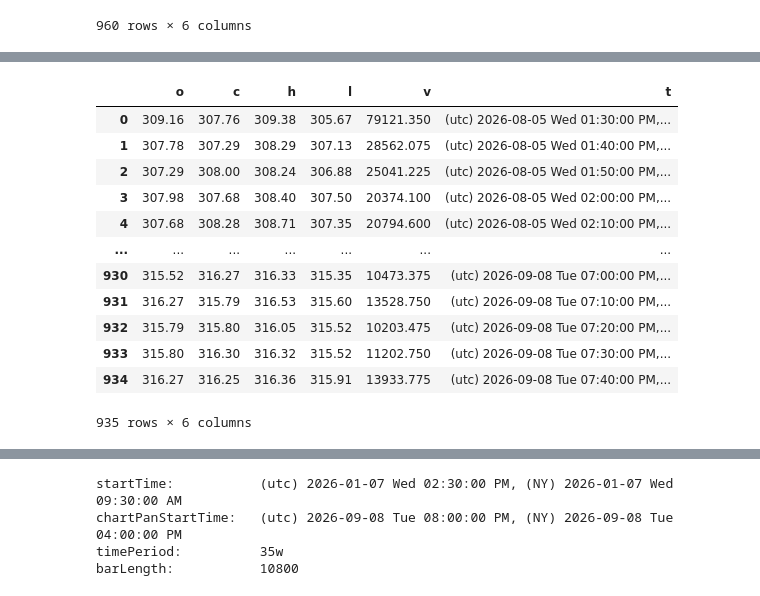
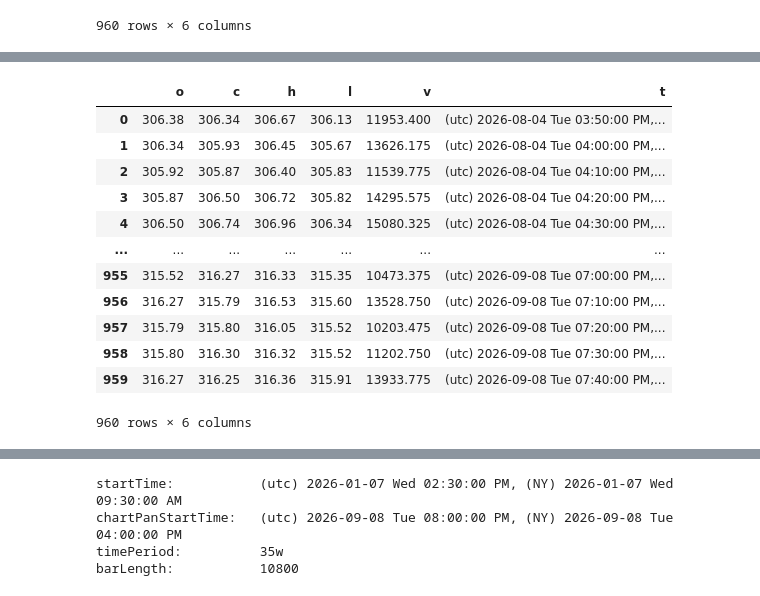
Before and after one commit to HackintoshwithUbuntu/IBKR-web-api-auto-data-downloader, a Jupyter notebook: defaultBars.ipynb, the cells around one changed output, grey strips where cells are left out. Drawn from its saved outputs; the diff is of its cells as text; code cells hidden in the pictures.

```diff
--- a/defaultBars.ipynb
+++ b/defaultBars.ipynb
@@ -307,7 +307,7 @@ barLength:           300
 dataQuery(
     conid = 265598,
     bar = '10min',
-    period = '24d',
+    period = '160h',
     startTime = datetime(2026, 9, 8, 20, 0, 0),
     outsideRth = False
 )
@@ -318,17 +318,17 @@ timePeriod:          24d
 barLength:           600
 |  | o | c | h | l | v | t |
-| 0 | 309.16 | 307.76 | 309.38 | 305.67 | 79121.350 | (utc) 2026-08-05 Wed 01:30:00 PM,... |
-| 1 | 307.78 | 307.29 | 308.29 | 307.13 | 28562.075 | (utc) 2026-08-05 Wed 01:40:00 PM,... |
-| 2 | 307.29 | 308.00 | 308.24 | 306.88 | 25041.225 | (utc) 2026-08-05 Wed 01:50:00 PM,... |
-| 3 | 307.98 | 307.68 | 308.40 | 307.50 | 20374.100 | (utc) 2026-08-05 Wed 02:00:00 PM,... |
-| 4 | 307.68 | 308.28 | 308.71 | 307.35 | 20794.600 | (utc) 2026-08-05 Wed 02:10:00 PM,... |
+| 0 | 306.38 | 306.34 | 306.67 | 306.13 | 11953.400 | (utc) 2026-08-04 Tue 03:50:00 PM,... |
+| 1 | 306.34 | 305.93 | 306.45 | 305.67 | 13626.175 | (utc) 2026-08-04 Tue 04:00:00 PM,... |
+| 2 | 305.92 | 305.87 | 306.40 | 305.83 | 11539.775 | (utc) 2026-08-04 Tue 04:10:00 PM,... |
+| 3 | 305.87 | 306.50 | 306.72 | 305.82 | 14295.575 | (utc) 2026-08-04 Tue 04:20:00 PM,... |
+| 4 | 306.50 | 306.74 | 306.96 | 306.34 | 15080.325 | (utc) 2026-08-04 Tue 04:30:00 PM,... |
 | ... | ... | ... | ... | ... | ... | ... |
-| 930 | 315.52 | 316.27 | 316.33 | 315.35 | 10473.375 | (utc) 2026-09-08 Tue 07:00:00 PM,... |
-| 931 | 316.27 | 315.79 | 316.53 | 315.60 | 13528.750 | (utc) 2026-09-08 Tue 07:10:00 PM,... |
-| 932 | 315.79 | 315.80 | 316.05 | 315.52 | 10203.475 | (utc) 2026-09-08 Tue 07:20:00 PM,... |
-| 933 | 315.80 | 316.30 | 316.32 | 315.52 | 11202.750 | (utc) 2026-09-08 Tue 07:30:00 PM,... |
-| 934 | 316.27 | 316.25 | 316.36 | 315.91 | 13933.775 | (utc) 2026-09-08 Tue 07:40:00 PM,... |
+| 955 | 315.52 | 316.27 | 316.33 | 315.35 | 10473.375 | (utc) 2026-09-08 Tue 07:00:00 PM,... |
+| 956 | 316.27 | 315.79 | 316.53 | 315.60 | 13528.750 | (utc) 2026-09-08 Tue 07:10:00 PM,... |
+| 957 | 315.79 | 315.80 | 316.05 | 315.52 | 10203.475 | (utc) 2026-09-08 Tue 07:20:00 PM,... |
+| 958 | 315.80 | 316.30 | 316.32 | 315.52 | 11202.750 | (utc) 2026-09-08 Tue 07:30:00 PM,... |
+| 959 | 316.27 | 316.25 | 316.36 | 315.91 | 13933.775 | (utc) 2026-09-08 Tue 07:40:00 PM,... |
-935 rows × 6 columns
+960 rows × 6 columns
 # %%
 dataQuery(
     conid = 265598,
```
Also changed, not shown: parts of 7 cells of this notebook, 2 other files.
